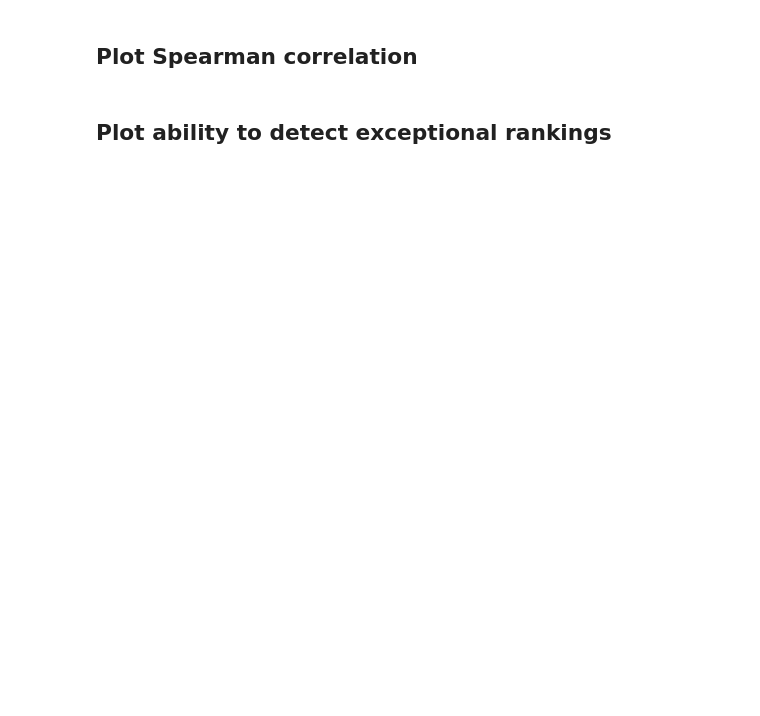
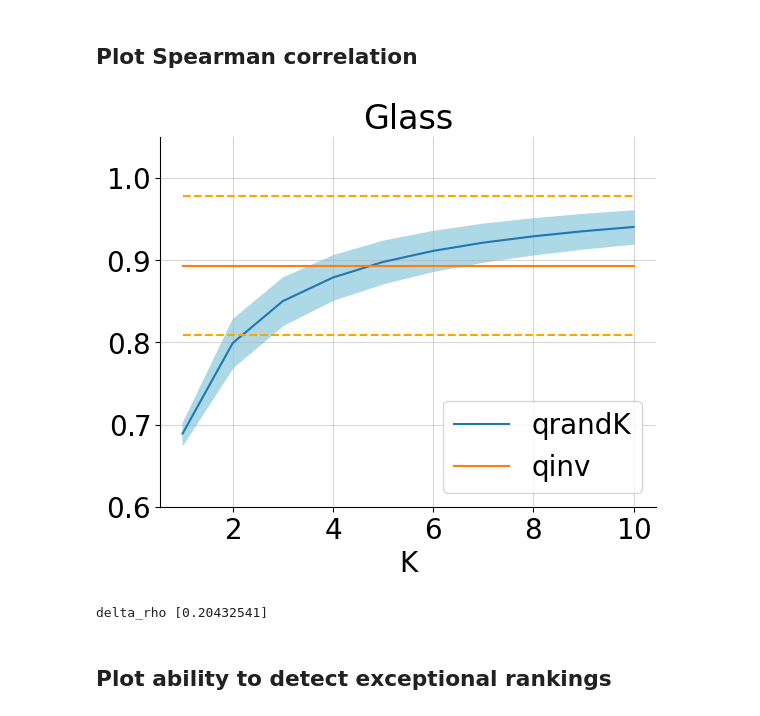
Before and after one commit to annahedstroem/eval-project, a Jupyter notebook: nbs/3-plot.ipynb, the cells around one changed output. Cells and saved outputs as stored; diff of their text form; code cells hidden in the pictures; blank space fills up the shorter version.

```diff
--- a/nbs/3-plot.ipynb
+++ b/nbs/3-plot.ipynb
@@ -153,21 +204,26 @@ result_dict['correct_pairings_inv_std']
 # %% [markdown]
 ## Plot Spearman correlation
 # %%
-plt.figure(figsize=(3,2))
+#plt.figure(figsize=(3,2))
 plt.fill_between(range(1,11), result_dict['spearman_basX_mean']+result_dict['spearman_basX_std'], result_dict['spearman_basX_mean']-result_dict['spearman_basX_std'], color='lightblue')
-plt.plot(range(1,11),result_dict['spearman_basX_mean'], label='qbasK')
+plt.plot(range(1,11),result_dict['spearman_basX_mean'], label='qrandK')
 #plt.title('Spearman correlation vs. K')
 plt.title(f'{DATASET_NAME.capitalize()}')
 plt.plot([1,10], [result_dict['spearman_inv_mean']+result_dict['spearman_inv_std'], result_dict['spearman_inv_mean']+result_dict['spearman_inv_std']], color='orange', linestyle = 'dashed')
 plt.plot([1,10], [result_dict['spearman_inv_mean']-result_dict['spearman_inv_std'], result_dict['spearman_inv_mean']-result_dict['spearman_inv_std']], color='orange', linestyle = 'dashed')
 plt.plot([1,10],[result_dict['spearman_inv_mean'],result_dict['spearman_inv_mean']], label='qinv')
 plt.ylim(0.6,1.05)
+plt.xlabel('K')
+#plt.ylabel('q')
 plt.legend()
 plt.savefig(os.path.join(PROJ_DIR, 'results', 'plots', f'{DATASET_NAME}_{MODEL_NAME}{GENERATION_MODE}_spearman.png'))
 plt.show()
 
 delta_rho = result_dict['spearman_inv_mean']-result_dict['spearman_basX_mean'][0]
 print('delta_rho', delta_rho)
+# %% [output]
+[figure, added]
+delta_rho [0.20432541]
 # %% [markdown]
 ## Plot ability to detect exceptional rankings
 # %%
```
Also changed, not shown: parts of 7 cells of this notebook, 8 other files.
